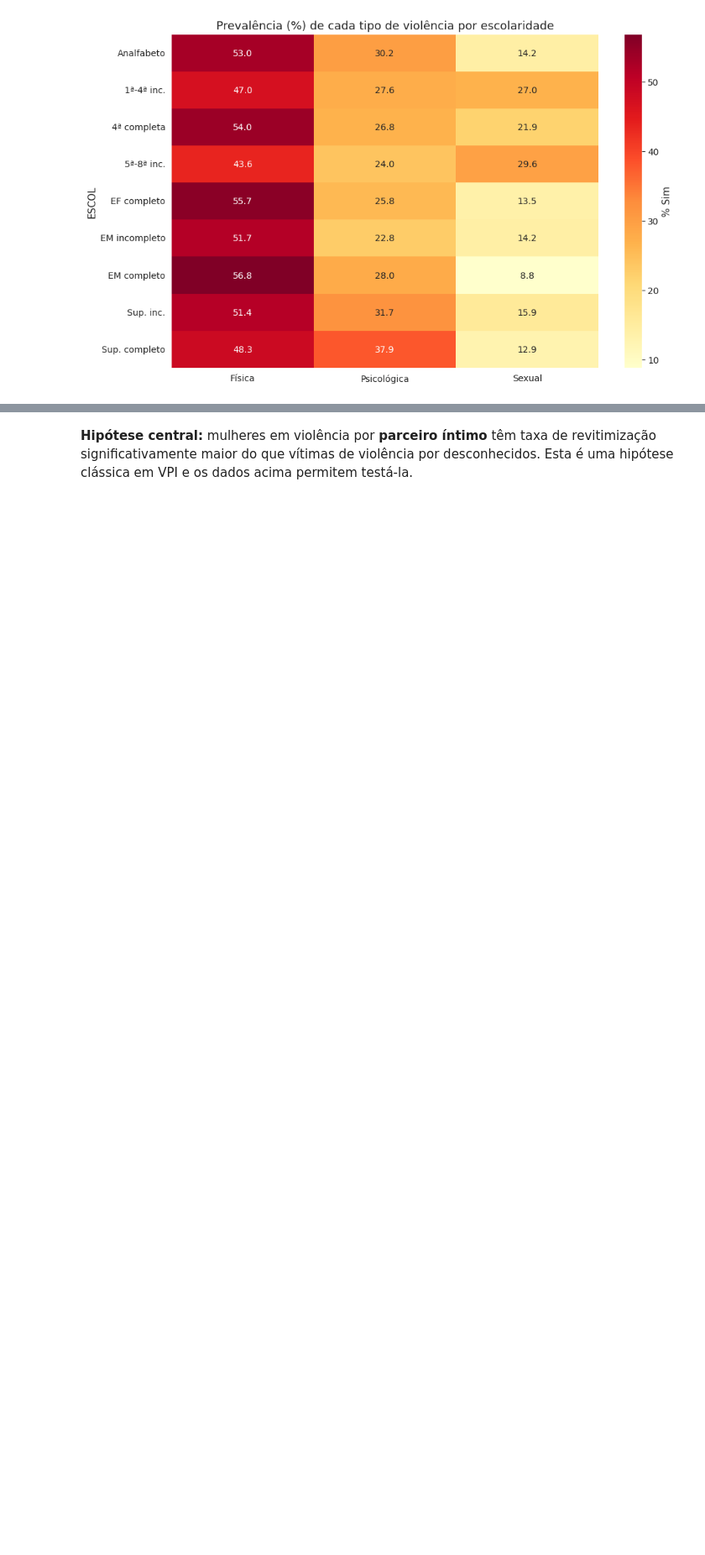
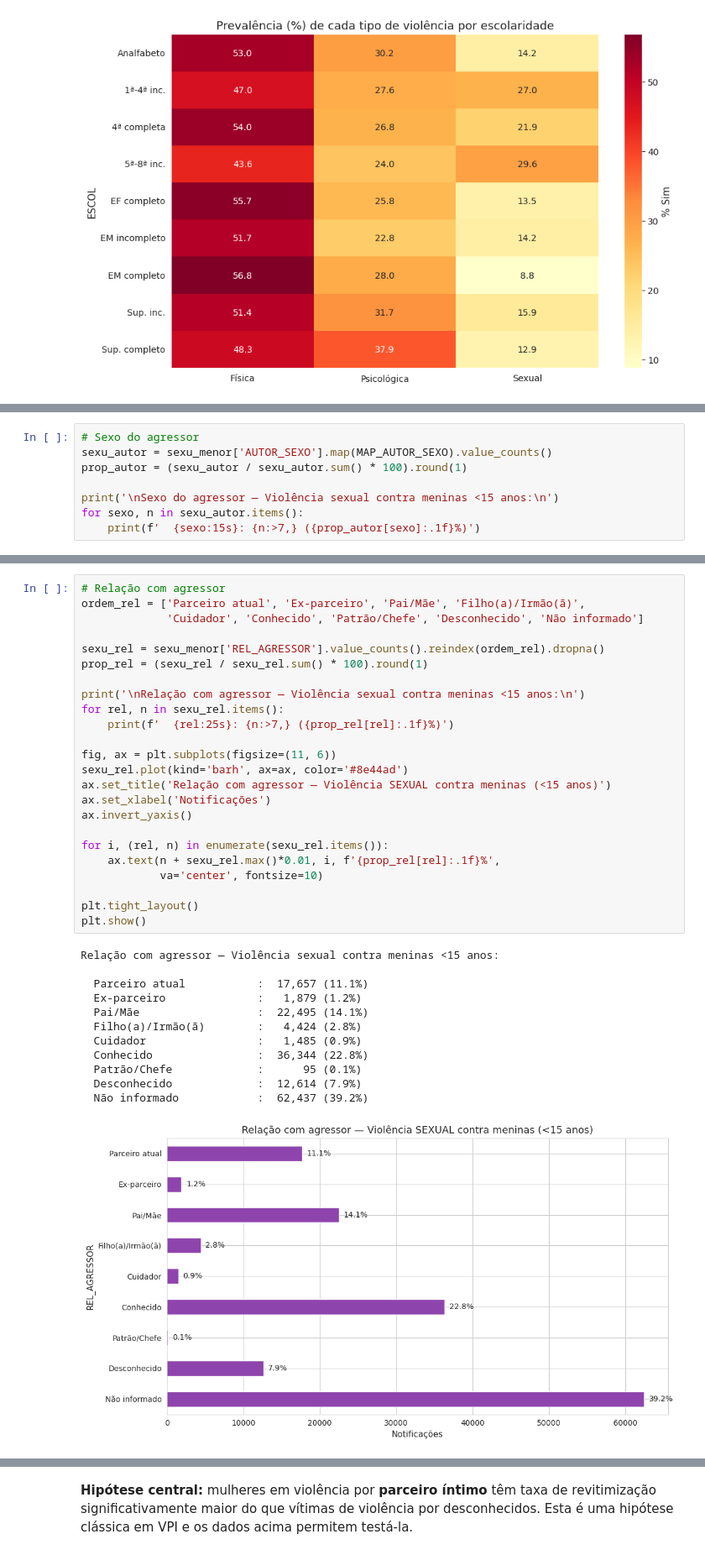
Before and after one commit to RafaelaMlucca/AnaliseViolMulher, a Jupyter notebook: 04_descritiva_v3.ipynb, the cells around one changed output, grey strips where cells are left out. Shown at 84% size. Cells and saved outputs as stored; diff of their text form; blank space fills up the shorter version.

```diff
--- a/04_descritiva_v3.ipynb
+++ b/04_descritiva_v3.ipynb
@@ -1064,0 +1118,8 @@ A linkagem por nomes/data fica para um notebook futuro (entrega final). Por ora,
+# %%
+# Sexo do agressor
+sexu_autor = sexu_menor['AUTOR_SEXO'].map(MAP_AUTOR_SEXO).value_counts()
+prop_autor = (sexu_autor / sexu_autor.sum() * 100).round(1)
+
+print('\nSexo do agressor — Violência sexual contra meninas <15 anos:\n')
+for sexo, n in sexu_autor.items():
+    print(f'  {sexo:15s}: {n:>7,} ({prop_autor[sexo]:.1f}%)')
@@ -1064,0 +1133,37 @@ A linkagem por nomes/data fica para um notebook futuro (entrega final). Por ora,
+# %%
+# Relação com agressor
+ordem_rel = ['Parceiro atual', 'Ex-parceiro', 'Pai/Mãe', 'Filho(a)/Irmão(ã)',
+             'Cuidador', 'Conhecido', 'Patrão/Chefe', 'Desconhecido', 'Não informado']
+
+sexu_rel = sexu_menor['REL_AGRESSOR'].value_counts().reindex(ordem_rel).dropna()
+prop_rel = (sexu_rel / sexu_rel.sum() * 100).round(1)
+
+print('\nRelação com agressor — Violência sexual contra meninas <15 anos:\n')
+for rel, n in sexu_rel.items():
+    print(f'  {rel:25s}: {n:>7,} ({prop_rel[rel]:.1f}%)')
+
+fig, ax = plt.subplots(figsize=(11, 6))
+sexu_rel.plot(kind='barh', ax=ax, color='#8e44ad')
+ax.set_title('Relação com agressor — Violência SEXUAL contra meninas (<15 anos)')
+ax.set_xlabel('Notificações')
+ax.invert_yaxis()
+
+for i, (rel, n) in enumerate(sexu_rel.items()):
+    ax.text(n + sexu_rel.max()*0.01, i, f'{prop_rel[rel]:.1f}%',
+            va='center', fontsize=10)
+
+plt.tight_layout()
+plt.show()
+# %% [output]
+Relação com agressor — Violência sexual contra meninas <15 anos:
+
+  Parceiro atual           :  17,657 (11.1%)
+  Ex-parceiro              :   1,879 (1.2%)
+  Pai/Mãe                  :  22,495 (14.1%)
+  Filho(a)/Irmão(ã)        :   4,424 (2.8%)
+  Cuidador                 :   1,485 (0.9%)
+  Conhecido                :  36,344 (22.8%)
+  Patrão/Chefe             :      95 (0.1%)
+  Desconhecido             :  12,614 (7.9%)
+  Não informado            :  62,437 (39.2%)
+[figure, added]
```
Also changed, not shown: parts of 19 cells of this notebook.
